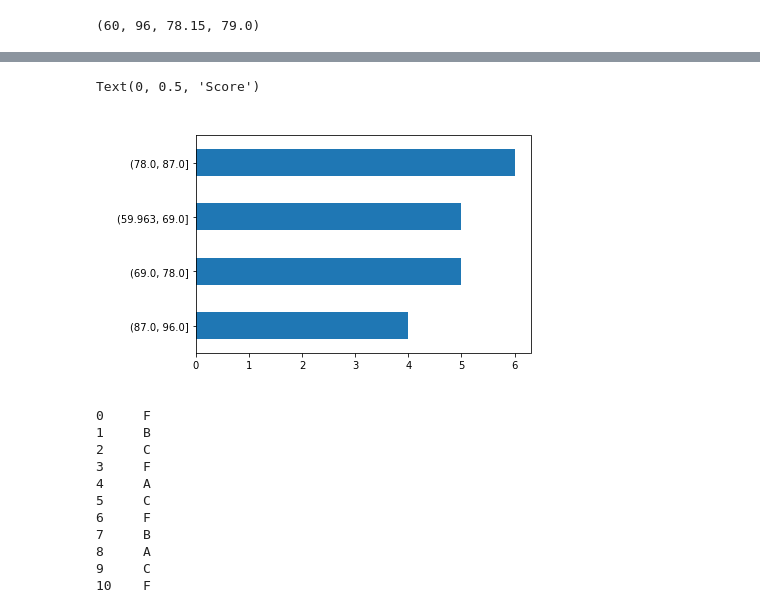
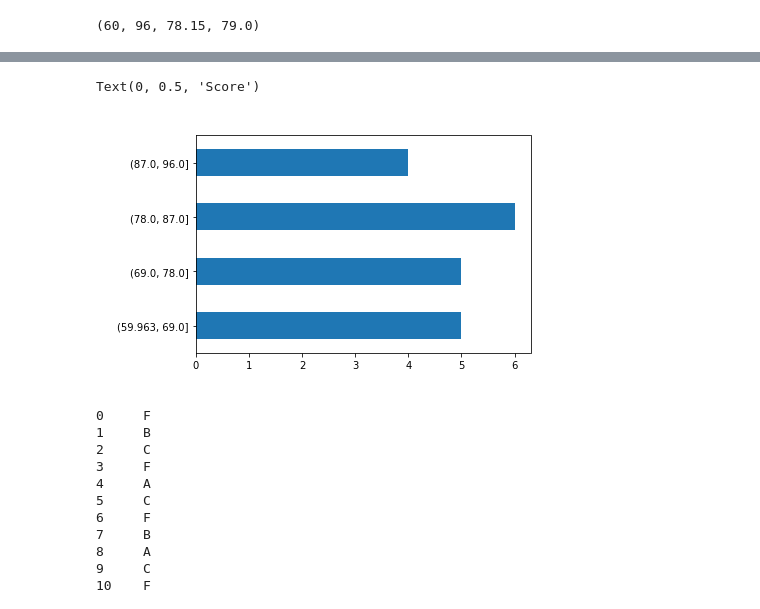
Before and after one commit to ljackson707/numpy-pandas-visualization-exercises, a Jupyter notebook: pandas_series.ipynb, the cells around one changed output, grey strips where cells are left out. Cells and saved outputs as stored; diff of their text form; code cells hidden in the pictures.

```diff
--- a/pandas_series.ipynb
+++ b/pandas_series.ipynb
@@ -385,12 +406,12 @@ scores.min(),scores.max(),scores.mean(),scores.median()
 # %%
 #b) Plot a histogram of the scores.
-scores.value_counts(bins = 4).sort_values().plot.barh()
+scores.value_counts(bins = 4).sort_values().sort_index().plot.barh()
 plt.title('Scores', color = 'w')
 plt.xlabel("Freq", color = 'w')
 plt.ylabel("Score", color = 'w')
 # %% [output]
 Text(0, 0.5, 'Score')
-[figure, old version]
+[figure, new version]
 # %%
 #c) Convert each of the numbers above into a letter grade.
     # For example, 86 should be a 'B' and 95 should be an 'A'.
```
Also changed, not shown: parts of 24 cells of this notebook.
